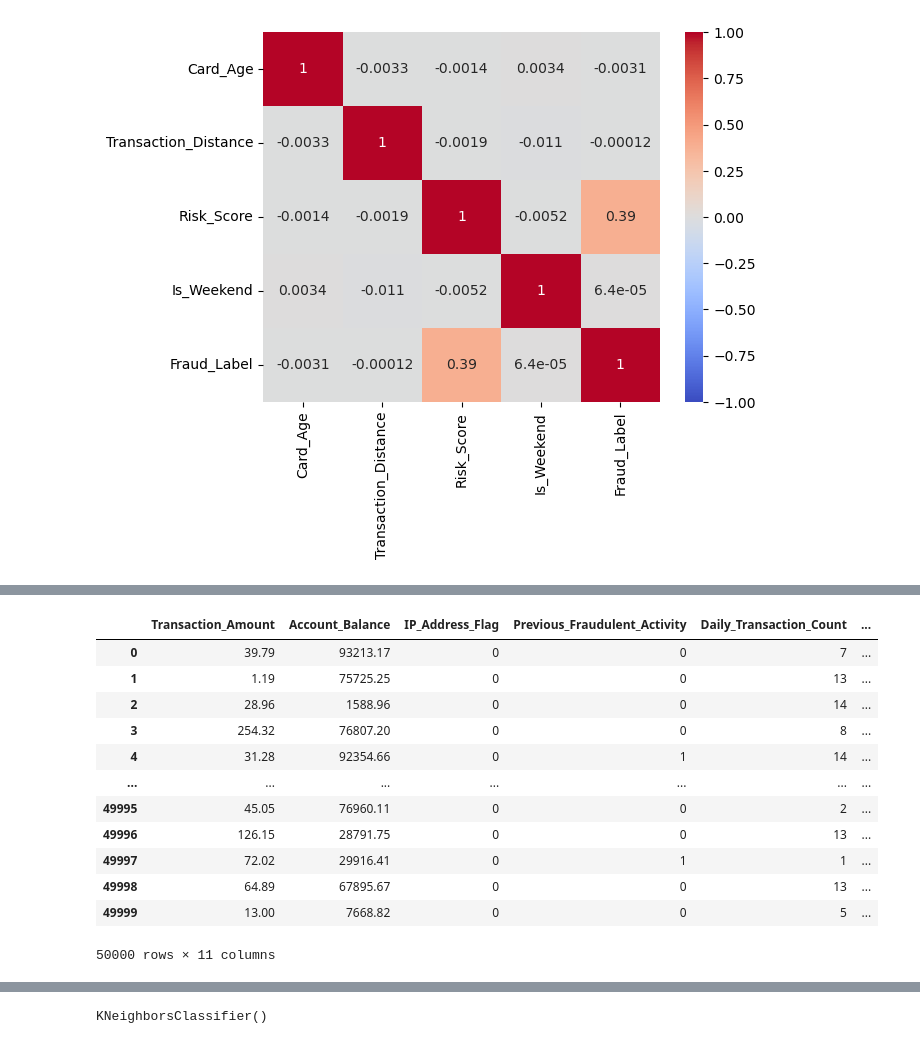
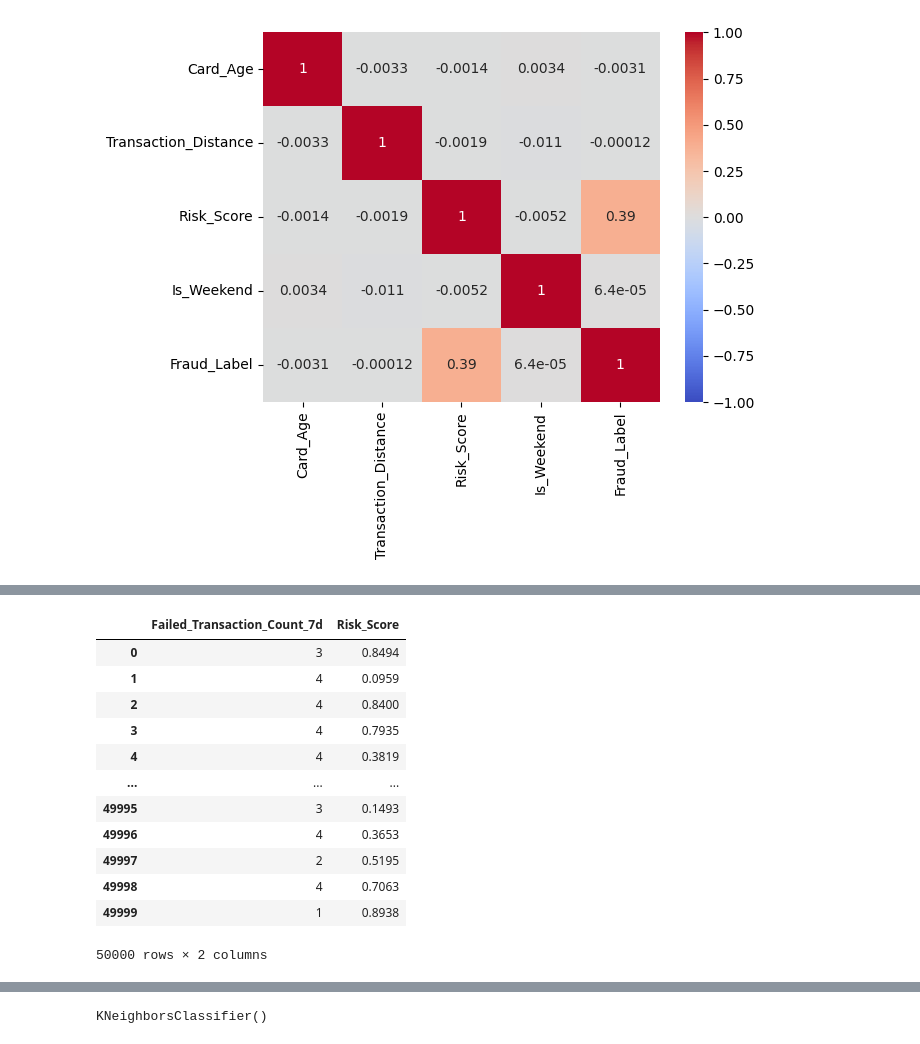
Before and after one commit to luispabloaiello-da/W7PJ_Project_Fraud_Scoring_Service, a Jupyter notebook: notebooks/_main_.ipynb, the cells around one changed output, grey strips where cells are left out. Saved outputs shown, nothing was run; the diff lists cells and outputs as text; code cells hidden in the pictures.

```diff
--- a/notebooks/_main_.ipynb
+++ b/notebooks/_main_.ipynb
@@ -140,22 +138,27 @@ set_title = ("Variation — Correlation matrix")
 # %%
 # features = df_fraud_dataset.select_dtypes(include=['number'])
-features = df_fraud_dataset[['Transaction_Amount','Account_Balance','IP_Address_Flag','Previous_Fraudulent_Activity',
-                             'Daily_Transaction_Count','Avg_Transaction_Amount_7d','Failed_Transaction_Count_7d', 'Card_Age','Transaction_Distance','Risk_Score','Is_Weekend']]
+# features = df_fraud_dataset[['Transaction_Amount','Account_Balance','IP_Address_Flag','Previous_Fraudulent_Activity',
+#                              'Daily_Transaction_Count','Avg_Transaction_Amount_7d','Failed_Transaction_Count_7d', 'Card_Age','Transaction_Distance','Risk_Score','Is_Weekend']]
+
+# features = df_fraud_dataset[['Transaction_Amount','IP_Address_Flag','Avg_Transaction_Amount_7d','Failed_Transaction_Count_7d','Risk_Score']]
+
+features = df_fraud_dataset[['Failed_Transaction_Count_7d','Risk_Score']]
+
 features
 # %% [output]
-|  | Transaction_Amount | Account_Balance | IP_Address_Flag | Previous_Fraudulent_Activity | Daily_Transaction_Count | ... |
-| 0 | 39.79 | 93213.17 | 0 | 0 | 7 | ... |
-| 1 | 1.19 | 75725.25 | 0 | 0 | 13 | ... |
-| 2 | 28.96 | 1588.96 | 0 | 0 | 14 | ... |
-| 3 | 254.32 | 76807.20 | 0 | 0 | 8 | ... |
-| 4 | 31.28 | 92354.66 | 0 | 1 | 14 | ... |
-| ... | ... | ... | ... | ... | ... | ... |
-| 49995 | 45.05 | 76960.11 | 0 | 0 | 2 | ... |
-| 49996 | 126.15 | 28791.75 | 0 | 0 | 13 | ... |
-| 49997 | 72.02 | 29916.41 | 0 | 1 | 1 | ... |
-| 49998 | 64.89 | 67895.67 | 0 | 0 | 13 | ... |
-| 49999 | 13.00 | 7668.82 | 0 | 0 | 5 | ... |
+|  | Failed_Transaction_Count_7d | Risk_Score |
+| 0 | 3 | 0.8494 |
+| 1 | 4 | 0.0959 |
+| 2 | 4 | 0.8400 |
+| 3 | 4 | 0.7935 |
+| 4 | 4 | 0.3819 |
+| ... | ... | ... |
+| 49995 | 3 | 0.1493 |
+| 49996 | 4 | 0.3653 |
+| 49997 | 2 | 0.5195 |
+| 49998 | 4 | 0.7063 |
+| 49999 | 1 | 0.8938 |
-50000 rows × 11 columns
+50000 rows × 2 columns
 # %%
 target = df_fraud_dataset['Fraud_Label']
 target, features
```
Also changed, not shown: parts of 10 cells of this notebook, 5 other files.
